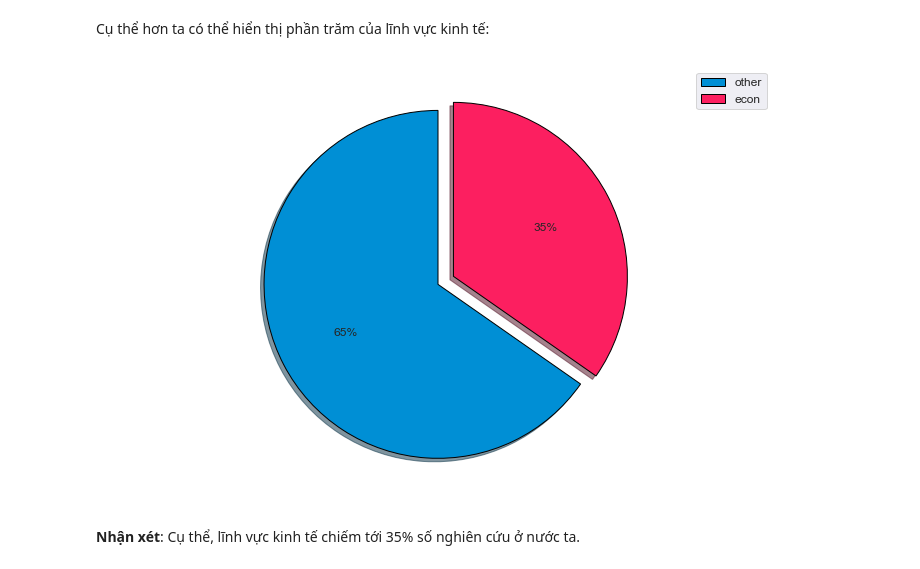
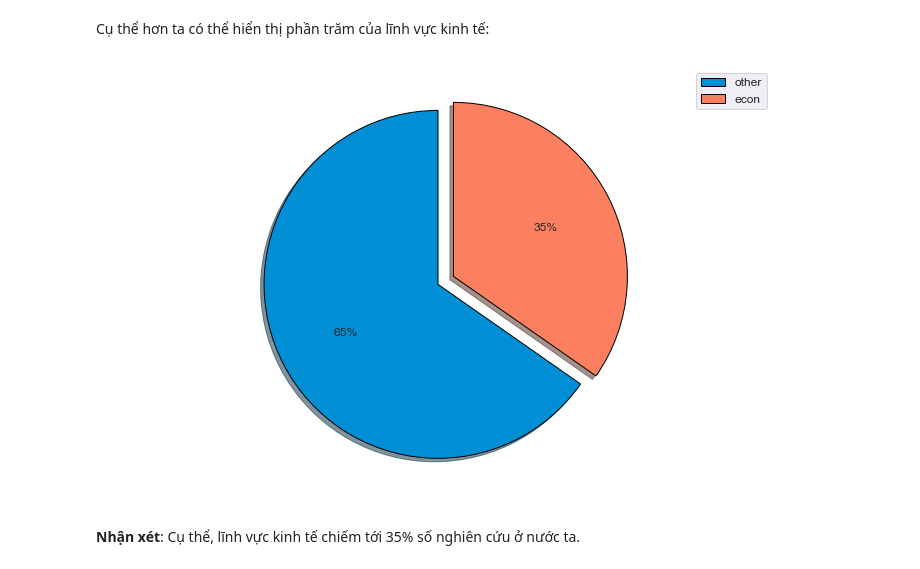
Before and after one commit to bason1999qn/Final_Data_Visualization, a Jupyter notebook: Final_DV.ipynb, the cells around one changed output. Saved outputs shown, nothing was run; the diff lists cells and outputs as text; code cells hidden in the pictures.

```diff
--- a/Final_DV.ipynb
+++ b/Final_DV.ipynb
@@ -186,17 +176,17 @@ df_1['Field'] = np.array(list_fill)
 # %%
 Series_1_hat = df_1['Field'].value_counts()
 #Trực quan %
 plt.figure(figsize=(12,8))
 plt.axis('equal');
 # colors = ['#008fd5', '#fc4f30']
-colors = ['#008fd5', '#fc1f60']
+colors = ['#008fd5', '#fc7f60']
 plt.pie(Series_1_hat, startangle=90, colors=colors, wedgeprops={'edgecolor': 'black'},
         explode = (0, 0.1), autopct='%1.f%%',shadow=True);
 plt.legend(loc='best', labels=Series_1_hat.index, fontsize='medium')
 plt.savefig("pic1_2.png")
 plt.show()
 # %% [output]
-[figure, old version]
+[figure, new version]
 # %% [markdown]
 **Nhận xét**: Cụ thể, lĩnh vực kinh tế chiếm tới 35% số nghiên cứu ở nước ta.
 # %% [markdown]
```
Also changed, not shown: parts of 4 cells of this notebook.
